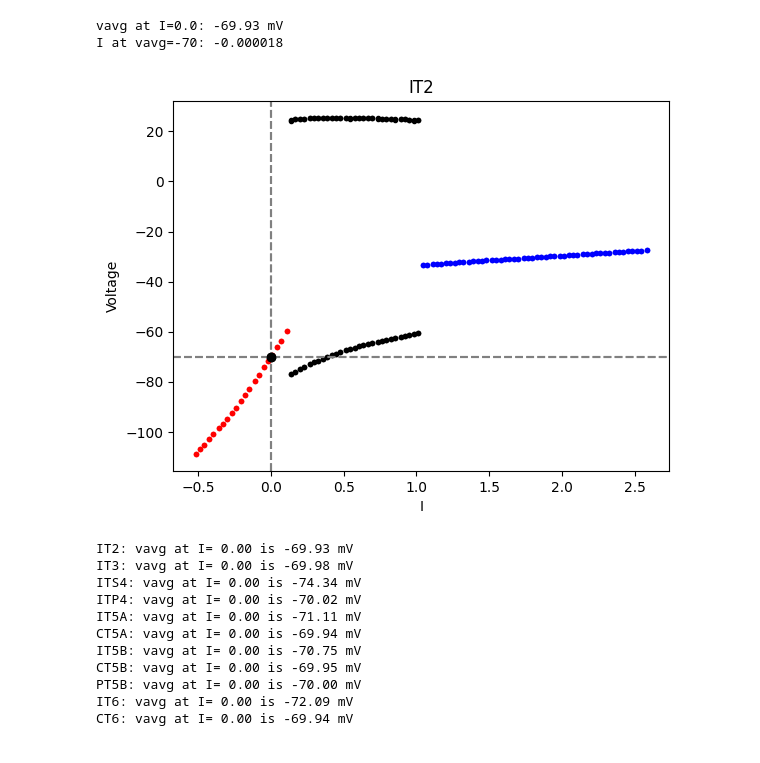
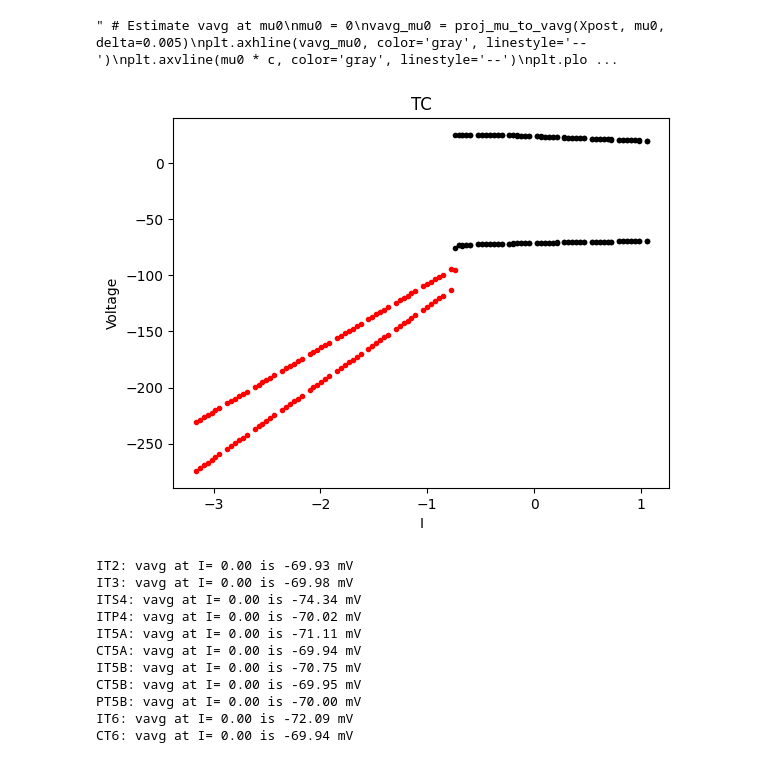
Before and after one commit to niknovikov19/A1-OUinp, a Jupyter notebook: exp_configs/single_rxbkg_unconn_state1_mech1/fi_curve/explore_fi_curve.ipynb, the cells around one changed output. Cells and saved outputs as stored; diff of their text form; code cells hidden in the pictures.

Commit message:
Explore f-I and V-I curves of PYR cells

```diff
--- a/exp_configs/single_rxbkg_unconn_state1_mech1/fi_curve/explore_fi_curve.ipynb
+++ b/exp_configs/single_rxbkg_unconn_state1_mech1/fi_curve/explore_fi_curve.ipynb
@@ -38,8 +38,8 @@ def proj_vavg_to_mu(X, v0, delta=5):
 # %%
 exp_name = 'single_rxbkg_unconn_state1_mech1'
 #exp_name_sub = 'exp_pyr_rx_1_wx_0.001_ramp_1.00'
-exp_name_sub = 'exp_it2_rx_1_wx_0.001_ramp_1.00_vrest_-70'
-pop_vis = 'IT2'
+exp_name_sub = 'exp_tc_rx_1_wx_0.001_ramp_1.00'
+pop_vis = 'TC'
 
 dirpath_res = Path(
     '/ddn/niknovikov19/repo/A1_OUinp/exp_results'
@@ -58,7 +58,7 @@ X0 = xr.load_dataset(fpath_in)
 #X0
 
 # Ratio between I (current) and ou_mean
-c = ou_par['IT2']['mean'][0] / X0.ou_mean.item(0)
+c = ou_par[pop_vis]['mean'][0] / X0.ou_mean.item(0)
 
 vv = [(-np.inf, -40), (-40, 0), (0, np.inf)]
 cols = ['r', 'b', 'k']
@@ -78,38 +78,37 @@ for i in ['pre', 'post']:
         vmax_ = vmax[mask]
         vavg_ = vavg[mask]
         if n == 2:
             plt.plot(ou_mean_, vmin_, '.', color=cols[n])
             plt.plot(ou_mean_, vmax_, '.', color=cols[n])
         else:
             plt.plot(ou_mean_, vavg_, '.', color=cols[n])
 
 #plt.xlabel('OU mean')
 plt.xlabel('I')
 plt.ylabel('Voltage')
 plt.title(pop_vis)
 
 Xpost = X0.sel(interval='post', drop=True)
 
-# Estimate vavg at mu0
+""" # Estimate vavg at mu0
 mu0 = 0
 vavg_mu0 = proj_mu_to_vavg(Xpost, mu0, delta=0.005)
 plt.axhline(vavg_mu0, color='gray', linestyle='--')
 plt.axvline(mu0 * c, color='gray', linestyle='--')
 plt.plot(mu0 * c, vavg_mu0, 'ko')
 print(f'vavg at I={mu0 * c}: {vavg_mu0:.2f} mV')
 
 # Project vavg = v0 to mu
 v0 = -70
 mu_at_v0 = proj_vavg_to_mu(Xpost, v0, delta=5)
 plt.axhline(v0, color='gray', linestyle='--')
 plt.axvline(mu_at_v0 * c, color='gray', linestyle='--')
 #plt.plot(mu_sel_v * c, v_sel_v, 'b.')
 plt.plot(mu_at_v0 * c, v0, 'ko')
-print(f'I at vavg={v0}: {mu_at_v0 * c:.6f}')
+print(f'I at vavg={v0}: {mu_at_v0 * c:.6f}') """
 # %% [output]
-vavg at I=0.0: -69.93 mV
-I at vavg=-70: -0.000018
+" # Estimate vavg at mu0\nmu0 = 0\nvavg_mu0 = proj_mu_to_vavg(Xpost, mu0, delta=0.005)\nplt.axhline(vavg_mu0, color='gray', linestyle='--')\nplt.axvline(mu0 * c, color='gray', linestyle='--')\nplt.plo ...
-[figure, old version]
+[figure, new version]
 # %%
 exp_name = 'single_rxbkg_unconn_state1_mech1'
 
```
Also changed, not shown: 42 other files.
